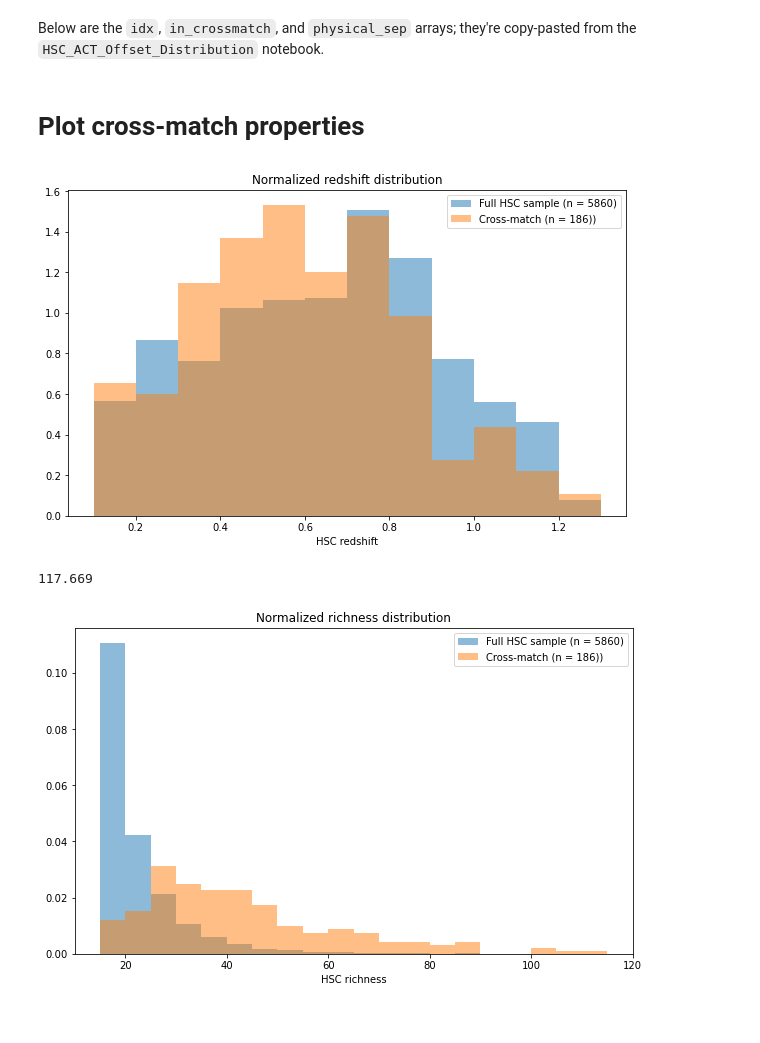
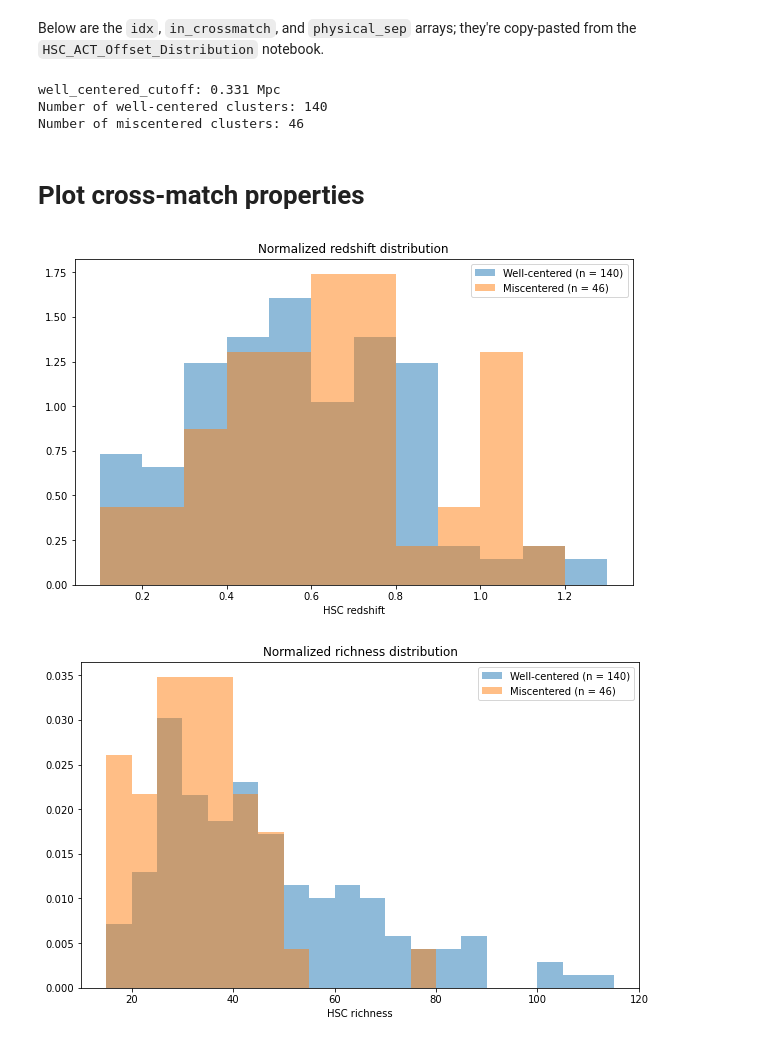
Before and after one commit to Jupiter1994/hsc-miscentering, a Jupyter notebook: Crossmatch_Properties.ipynb, the cells around one changed output. Drawn from its saved outputs; the diff is of its cells as text; code cells hidden in the pictures.

Commit message:
z+lambda distros for well+miscentered pops

```diff
--- a/Crossmatch_Properties.ipynb
+++ b/Crossmatch_Properties.ipynb
@@ -88,4 +88,20 @@ physical_sep = [875.6312544544069, 999.5785310603403, 630.6567075362196, 898.385
 physical_sep = np.array(physical_sep) * u.Mpc
+
+cm_offsets_Mpc = physical_sep[in_crossmatch]
+# %%
+f_best = 0.754
+well_centered_cutoff = np.percentile(physical_offsets, 100*f_best)
+print(f'well_centered_cutoff: {np.round(well_centered_cutoff, 3)} Mpc')
+
+is_well_centered = in_crossmatch & (physical_sep.value <= well_centered_cutoff)
+is_miscentered = in_crossmatch & (physical_sep.value > well_centered_cutoff)
+
+print(f'Number of well-centered clusters: {np.sum(is_well_centered)}')
+print(f'Number of miscentered clusters: {np.sum(is_miscentered)}')
+# %% [output]
+well_centered_cutoff: 0.331 Mpc
+Number of well-centered clusters: 140
+Number of miscentered clusters: 46
 # %%
 def get_physical_sep(cosmo, theta, z):
     '''
@@ -118,12 +134,16 @@ plt.hist?
 # %%
 fig = plt.figure(figsize=(10, 6))
 
-bins = np.arange(0.1, 1.4, 0.1)
+z_bins = np.arange(0.1, 1.4, 0.1)
 
-plt.hist(HSC_cat[:,2], bins=bins, density=True, alpha=0.5, \
-         label=f'Full HSC sample (n = {len(HSC_cat)})')
-plt.hist(HSC_cat[idx[in_crossmatch]][:,2], bins=bins, density=True, alpha=0.5, \
-         label=f'Cross-match (n = {np.sum(in_crossmatch)}))')
+plt.hist(HSC_cat[idx[is_well_centered]][:,2], bins=z_bins, density=True, alpha=0.5, \
+         label=f'Well-centered (n = {np.sum(is_well_centered)})')
+
+plt.hist(HSC_cat[idx[is_miscentered]][:,2], bins=z_bins, density=True, alpha=0.5, \
+         label=f'Miscentered (n = {np.sum(is_miscentered)})')
+
+# plt.hist(HSC_cat[idx[in_crossmatch]][:,2], bins=z_bins, alpha=0.2, \
+#          label=f'Full cross-match (n = {np.sum(in_crossmatch)})')
 
 plt.xlabel('HSC redshift')
 plt.title('Normalized redshift distribution')
@@ -131,25 +151,25 @@ plt.title('Normalized redshift distribution')
 plt.legend()
 plt.show()
 # %% [output]
-[figure, old version]
+[figure, new version]
-# %%
-max(HSC_cat[:,3])
-# %% [output]
-117.669
 # %%
 fig = plt.figure(figsize=(10, 6))
 
-bins = np.arange(15, 120, 5)
+richness_bins = np.arange(15, 120, 5)
 
-plt.hist(HSC_cat[:,3], bins=bins, density=True, alpha=0.5, \
-         label=f'Full HSC sample (n = {len(HSC_cat)})')
-plt.hist(HSC_cat[idx[in_crossmatch]][:,3], bins=bins, density=True, alpha=0.5, \
-         label=f'Cross-match (n = {np.sum(in_crossmatch)}))')
+plt.hist(HSC_cat[idx[is_well_centered]][:,3], bins=richness_bins, density=True, alpha=0.5, \
+         label=f'Well-centered (n = {np.sum(is_well_centered)})')
+
+plt.hist(HSC_cat[idx[is_miscentered]][:,3], bins=richness_bins, density=True, alpha=0.5, \
+         label=f'Miscentered (n = {np.sum(is_miscentered)})')
+
+# plt.hist(HSC_cat[idx[in_crossmatch]][:,3], bins=richness_bins, alpha=0.2, \
+#          label=f'Full cross-match (n = {np.sum(in_crossmatch)})')
 
 plt.xlabel('HSC richness')
 plt.title('Normalized richness distribution')
 
 plt.legend()
 plt.show()
 # %% [output]
-[figure, old version]
+[figure, new version]
```
Also changed, not shown: 1 other file.
